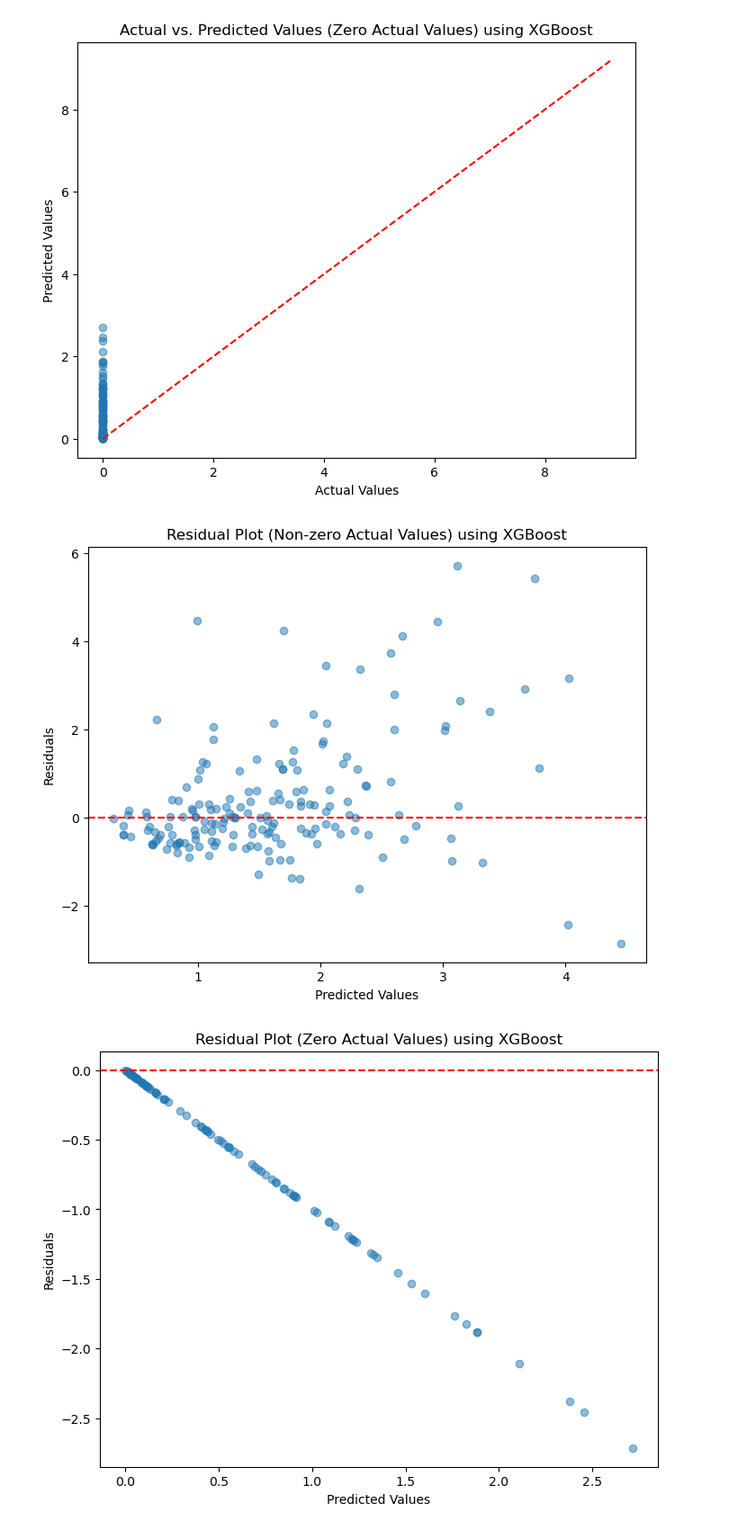
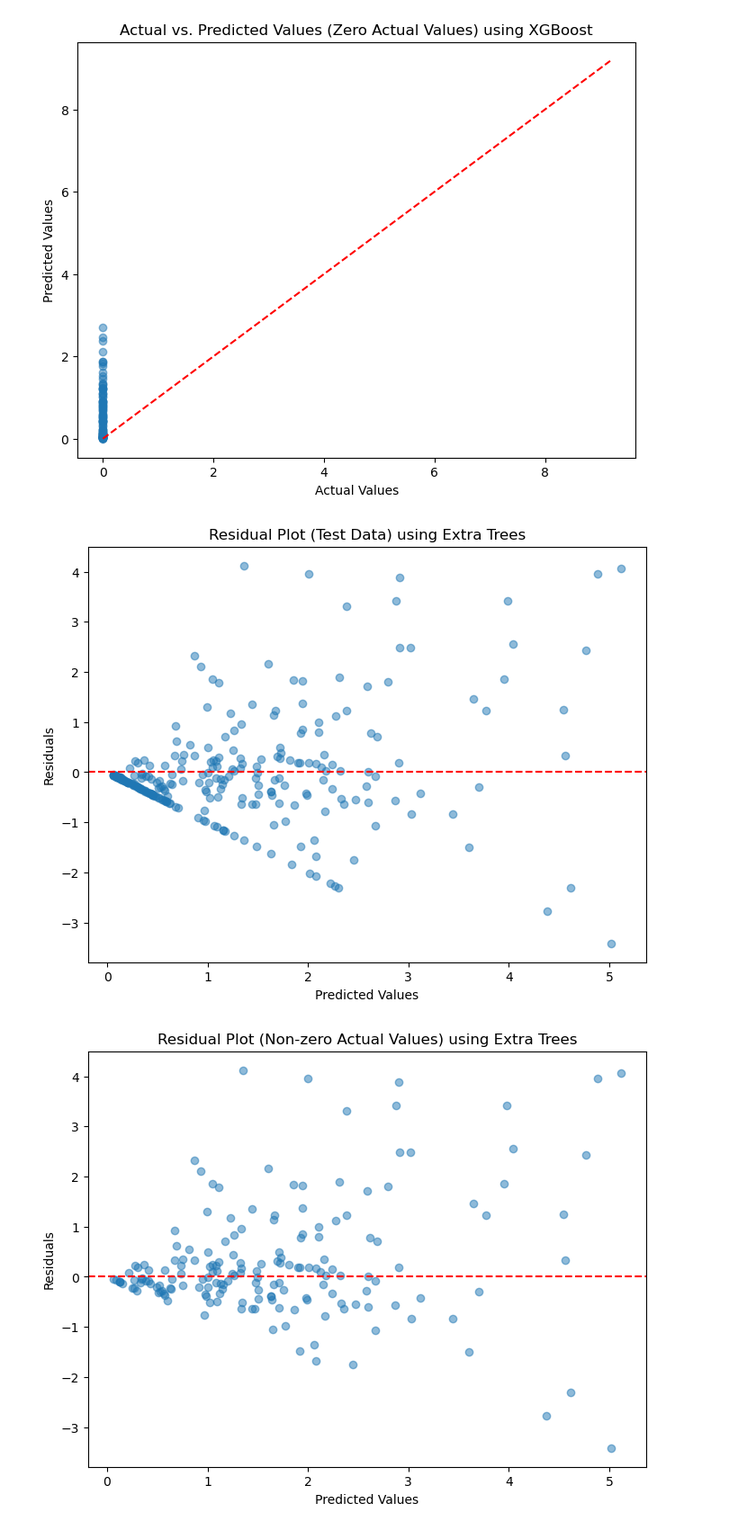
Before and after one commit to doctorsmylie/lead-poisoning, a Jupyter notebook: regression_all_data_OUTLIERS_removed.ipynb, the cells around one changed output. Shown at 90% size. Cells and saved outputs as stored; diff of their text form; code cells hidden in the pictures.

Commit message:
add plot

```diff
--- a/regression_all_data_OUTLIERS_removed.ipynb
+++ b/regression_all_data_OUTLIERS_removed.ipynb
@@ -603,27 +654,39 @@ plt.show()
 [figure]
 [figure]
 # %%
-# Residual plot (Non-zero actual values)
-residuals_non_zero = y_val[non_zero_indices] - y_pred_rf[non_zero_indices]
+# Residual Plot
+residuals = y_val - y_pred_extra_trees
 
 plt.figure(figsize=(8, 6))
-plt.scatter(y_pred_rf[non_zero_indices], residuals_non_zero, alpha=0.5)
+plt.scatter(y_pred_extra_trees, residuals, alpha=0.5)
 plt.axhline(y=0, color='red', linestyle='--')  # Zero residual line
 plt.xlabel("Predicted Values")
 plt.ylabel("Residuals")
-plt.title("Residual Plot (Non-zero Actual Values) using XGBoost")
+plt.title("Residual Plot (Test Data) using Extra Trees")
+plt.savefig('./figures/et-test-residuals.png')
+plt.show()
+
+# Residual plot (Non-zero actual values)
+residuals_non_zero = y_val[non_zero_indices] - y_pred_extra_trees[non_zero_indices]
+
+plt.figure(figsize=(8, 6))
+plt.scatter(y_pred_extra_trees[non_zero_indices], residuals_non_zero, alpha=0.5)
+plt.axhline(y=0, color='red', linestyle='--')  # Zero residual line
+plt.xlabel("Predicted Values")
+plt.ylabel("Residuals")
+plt.title("Residual Plot (Non-zero Actual Values) using Extra Trees")
 plt.show()
 
 # Residual plot (Zero actual values)
-residuals_zero = y_val[zero_indices] - y_pred_rf[zero_indices]
+residuals_zero = y_val[zero_indices] - y_pred_extra_trees[zero_indices]
 
 plt.figure(figsize=(8, 6))
-plt.scatter(y_pred_rf[zero_indices], residuals_zero, alpha=0.5)
+plt.scatter(y_pred_extra_trees[zero_indices], residuals_zero, alpha=0.5)
 plt.axhline(y=0, color='red', linestyle='--')  # Zero residual line
 plt.xlabel("Predicted Values")
 plt.ylabel("Residuals")
-plt.title("Residual Plot (Zero Actual Values) using XGBoost")
+plt.title("Residual Plot (Zero Actual Values) using Extra Trees")
 plt.show()
 # %% [output]
-[figure, old version]
+[figure, new version]
-[figure, old version]
+[figure, new version]
```
Also changed, not shown: parts of 7 cells of this notebook, 5 other files.
